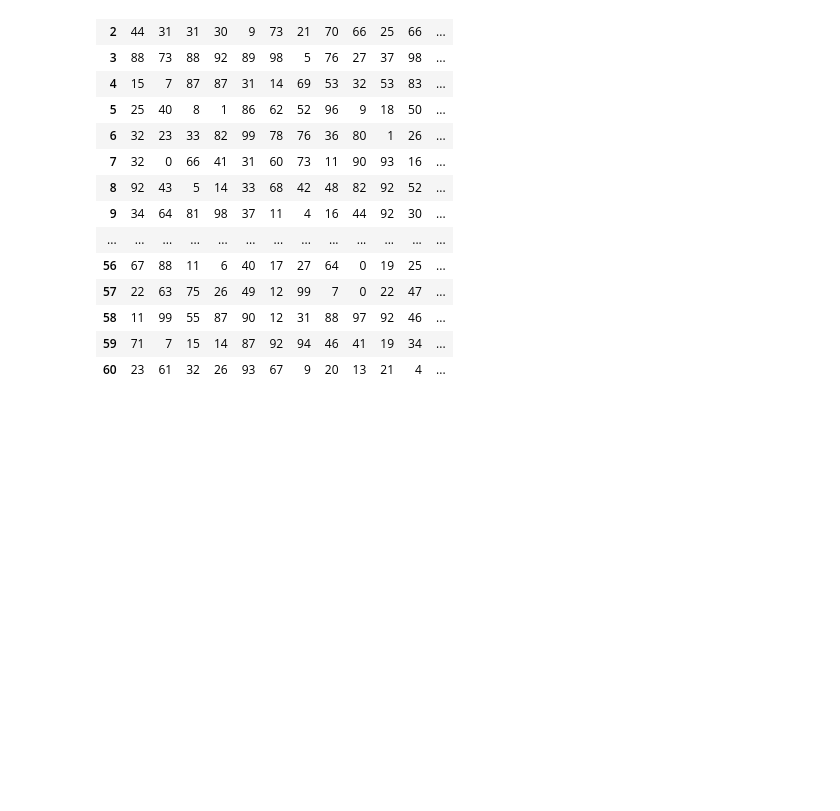
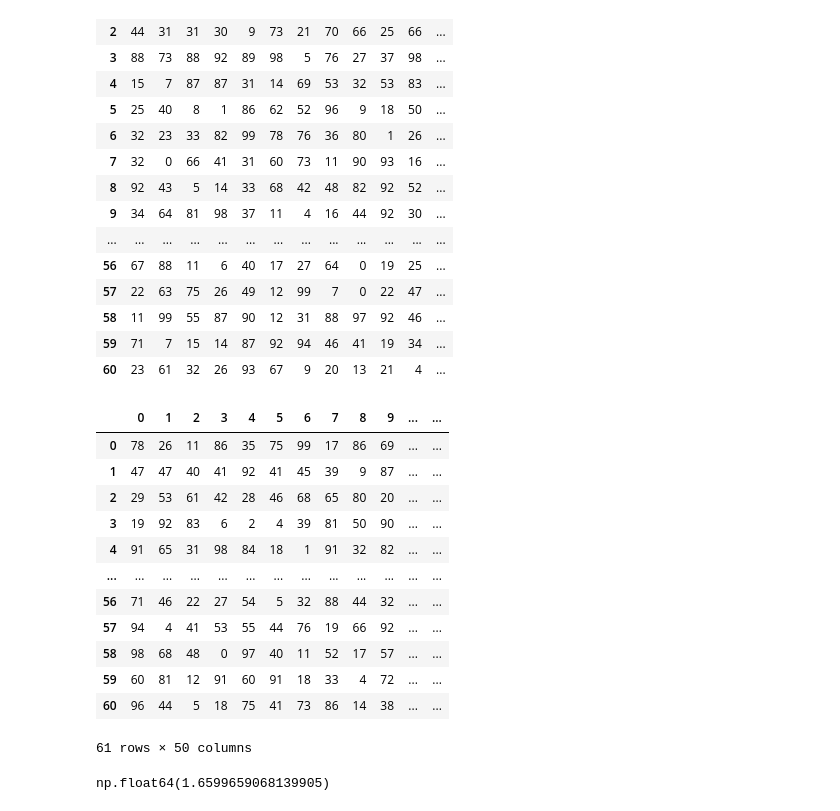
Before and after one commit to yukikitayama/data-analysis, a Jupyter notebook: pandas/options_settings.ipynb, the cells around one changed output. Saved outputs shown, nothing was run; the diff lists cells and outputs as text; code cells hidden in the pictures; blank space fills up the shorter version.

```diff
--- a/pandas/options_settings.ipynb
+++ b/pandas/options_settings.ipynb
@@ -32,3 +32,50 @@ df
 | 58 | 11 | 99 | 55 | 87 | 90 | 12 | 31 | 88 | 97 | 92 | 46 | ... |
 | 59 | 71 | 7 | 15 | 14 | 87 | 92 | 94 | 46 | 41 | 19 | 34 | ... |
 | 60 | 23 | 61 | 32 | 26 | 93 | 67 | 9 | 20 | 13 | 21 | 4 | ... |
+# %%
+df = pd.DataFrame(np.random.randint(0, 100, [61, 50]))
+
+df
+
+pd.options.display.min_rows
+pd.options.display.max_rows
+pd.options.display.max_columns
+pd.get_option("display.min_rows")
+pd.get_option("display.max_rows")
+pd.get_option("display.max_columns")
+pd.set_option("display.max_columns", 2)
+pd.set_option("display.max_rows", 2)
+
+df
+
+# pd.describe_option("display.max_rows")
+
+pd.reset_option("display.min_rows")
+pd.reset_option("display.max_rows")
+pd.reset_option("display.max_columns")
+
+df
+# %% [output]
+|  | 0 | 1 | 2 | 3 | 4 | 5 | 6 | 7 | 8 | 9 | ... | ... |
+| 0 | 78 | 26 | 11 | 86 | 35 | 75 | 99 | 17 | 86 | 69 | ... | ... |
+| 1 | 47 | 47 | 40 | 41 | 92 | 41 | 45 | 39 | 9 | 87 | ... | ... |
+| 2 | 29 | 53 | 61 | 42 | 28 | 46 | 68 | 65 | 80 | 20 | ... | ... |
+| 3 | 19 | 92 | 83 | 6 | 2 | 4 | 39 | 81 | 50 | 90 | ... | ... |
+| 4 | 91 | 65 | 31 | 98 | 84 | 18 | 1 | 91 | 32 | 82 | ... | ... |
+| ... | ... | ... | ... | ... | ... | ... | ... | ... | ... | ... | ... | ... |
+| 56 | 71 | 46 | 22 | 27 | 54 | 5 | 32 | 88 | 44 | 32 | ... | ... |
+| 57 | 94 | 4 | 41 | 53 | 55 | 44 | 76 | 19 | 66 | 92 | ... | ... |
+| 58 | 98 | 68 | 48 | 0 | 97 | 40 | 11 | 52 | 17 | 57 | ... | ... |
+| 59 | 60 | 81 | 12 | 91 | 60 | 91 | 18 | 33 | 4 | 72 | ... | ... |
+| 60 | 96 | 44 | 5 | 18 | 75 | 41 | 73 | 86 | 14 | 38 | ... | ... |
+61 rows × 50 columns
+# %%
+df = pd.DataFrame(np.random.randn(5, 5))
+
+pd.options.display.precision = 2
+
+df
+
+df.iloc[0, 3]
+# %% [output]
+np.float64(1.6599659068139905)
```
Also changed, not shown: 1 other file.
